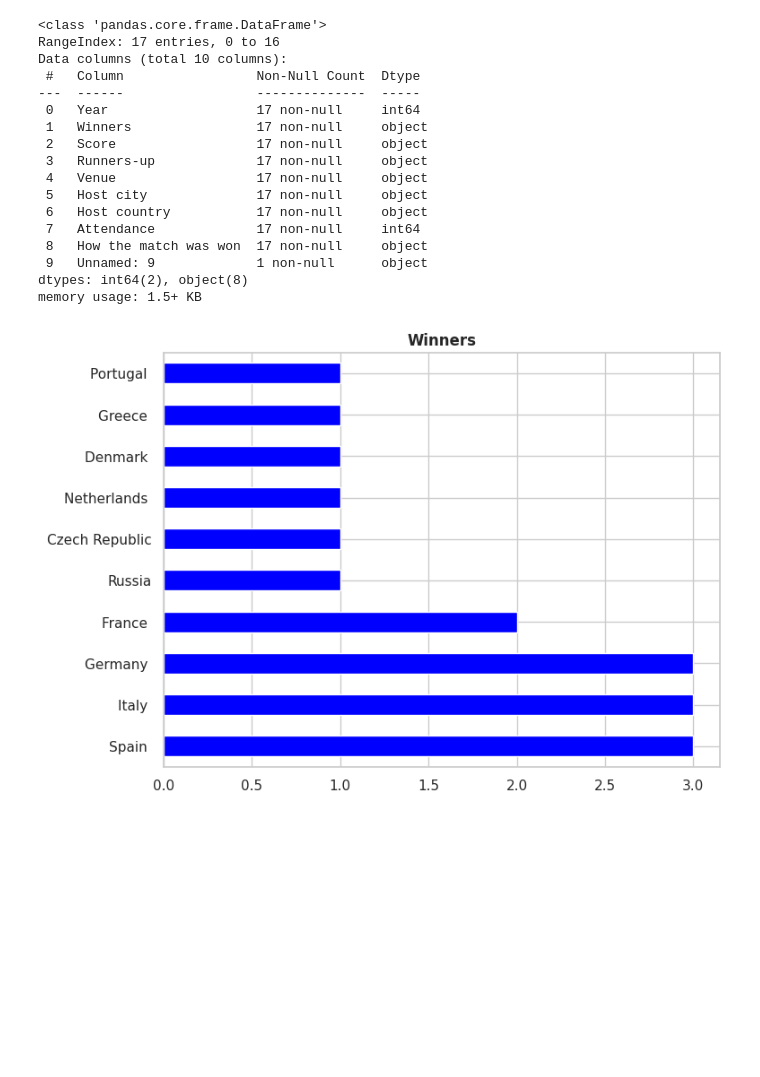
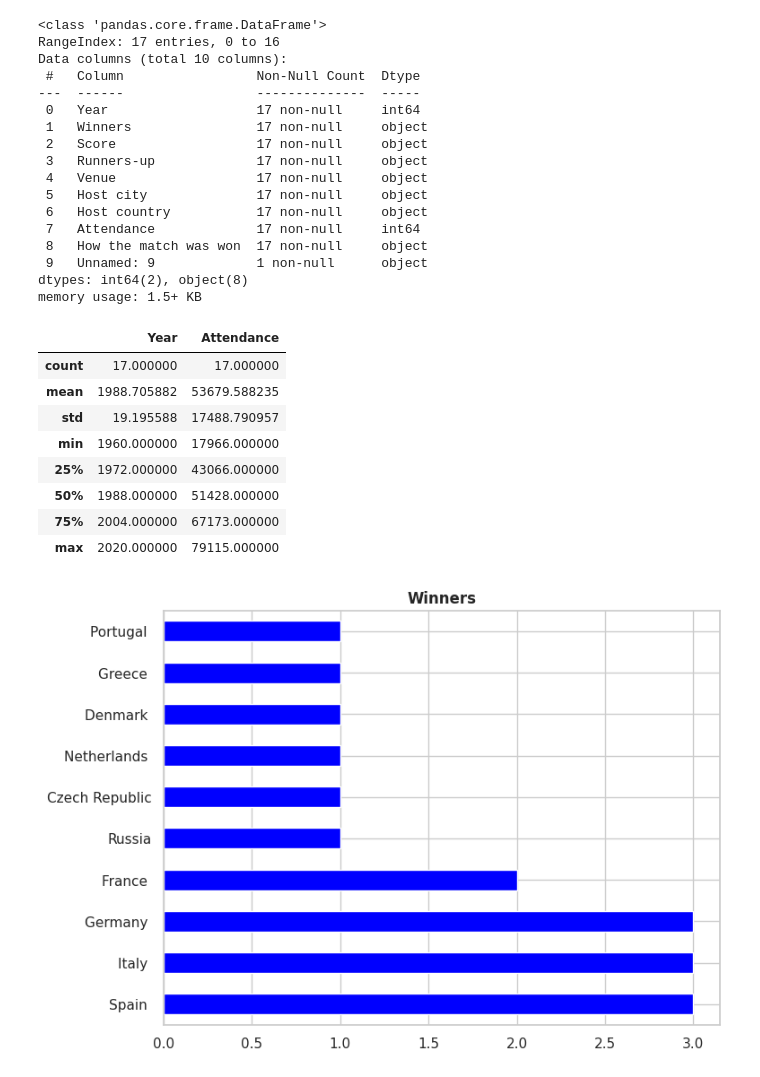
Before and after one commit to guilhermelaviola/SoccerCompetitionsStudy, a Jupyter notebook: UEFAEuroStudy.ipynb, the cells around one changed output. Cells and saved outputs as stored; diff of their text form; code cells hidden in the pictures; blank space fills up the shorter version.

Commit message:
I applied the describe() method to get statistical information of the numerical data in the dataset.

```diff
--- a/UEFAEuroStudy.ipynb
+++ b/UEFAEuroStudy.ipynb
@@ -48,6 +48,19 @@ Data columns (total 10 columns):
  9   Unnamed: 9             1 non-null      object
 dtypes: int64(2), object(8)
 memory usage: 1.5+ KB
+# %%
+# Displaying general statistical information of the number data present in the dataset:
+ue.describe()
+# %% [output]
+|  | Year | Attendance |
+| count | 17.000000 | 17.000000 |
+| mean | 1988.705882 | 53679.588235 |
+| std | 19.195588 | 17488.790957 |
+| min | 1960.000000 | 17966.000000 |
+| 25% | 1972.000000 | 43066.000000 |
+| 50% | 1988.000000 | 51428.000000 |
+| 75% | 2004.000000 | 67173.000000 |
+| max | 2020.000000 | 79115.000000 |
 # %%
 # Displaying the number of titles by nation:
 ue['Winners'].value_counts().plot(kind = 'barh', color = 'blue', figsize = (8, 6))
```
Also changed, not shown: parts of 1 cell of this notebook.
